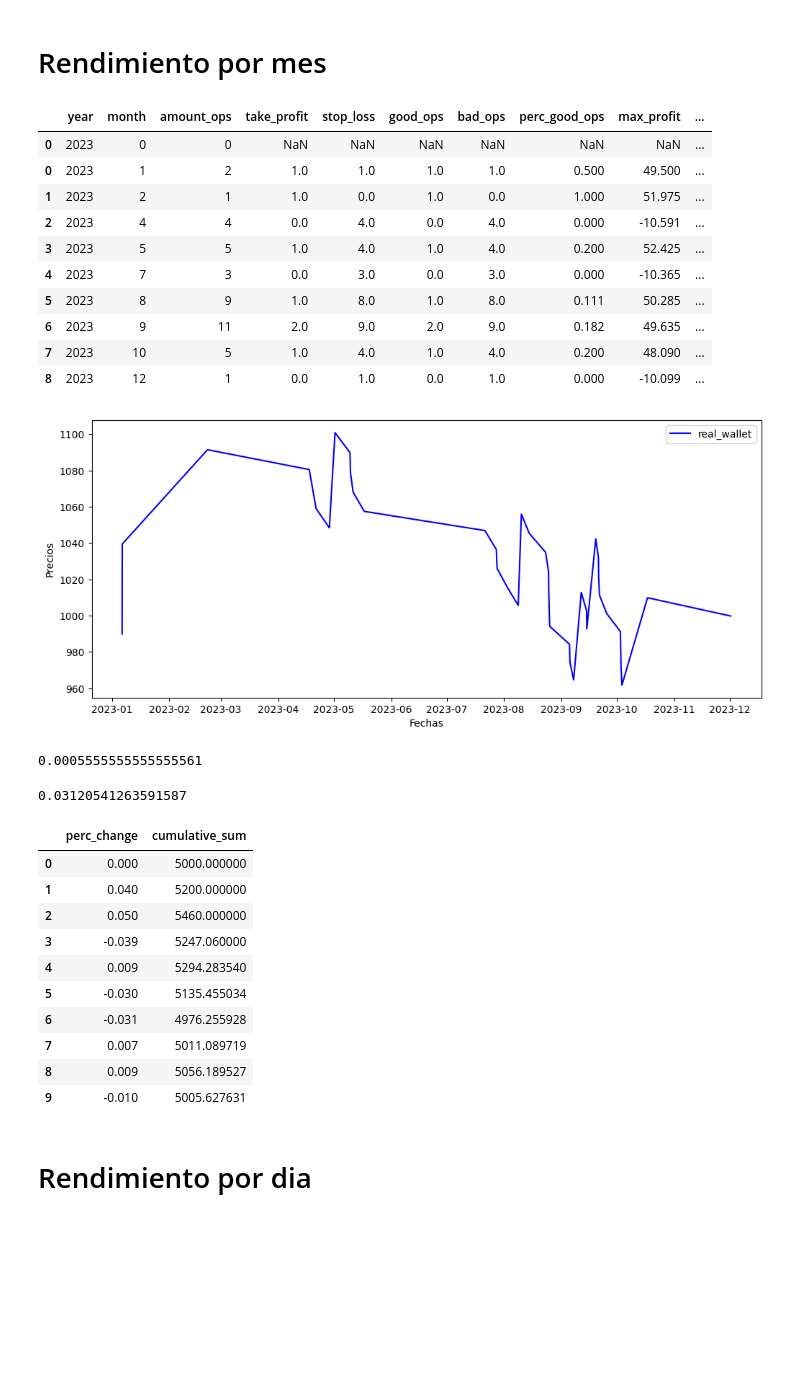
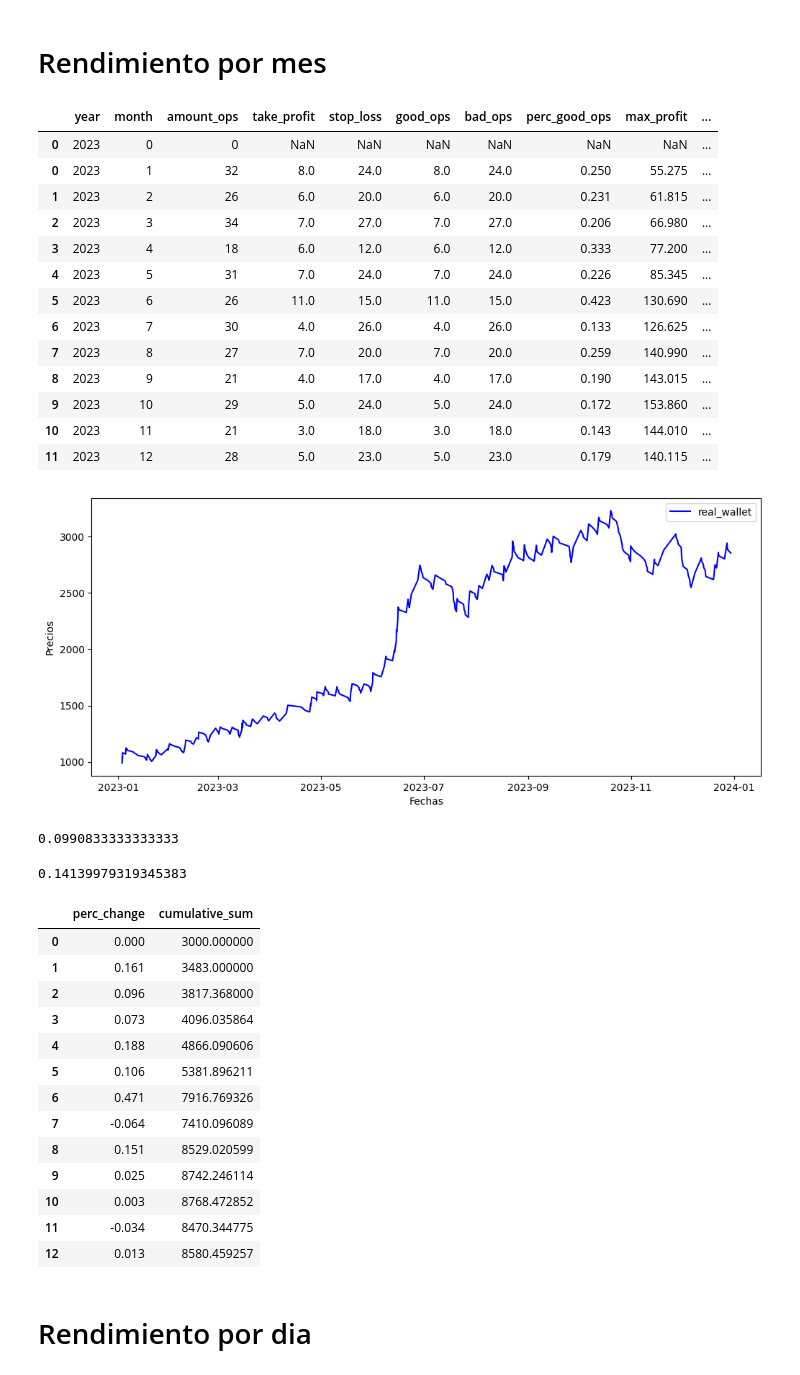
Before and after one commit to SaidJacobo/forex_ml_bot, a Jupyter notebook: Check results.ipynb, the cells around one changed output. Drawn from its saved outputs; the diff is of its cells as text; code cells hidden in the pictures; blank space fills up the shorter version.

```diff
--- a/Check results.ipynb
+++ b/Check results.ipynb
@@ -50,7 +50,7 @@ with open('configs/project_config.yml', 'r') as archivo:
 
 initial_wallet_value = config['start_money']
 # %%
-path = 'Mode_train-Model_random_forest-TrainWw_1440-TrainPd_24-TradingStgy_ml_strategy-PeriodsFwTg_48-SL_10-RR_5-UseDaysClose_True'
+path = 'Mode_train-Model_gradient_boosting-TrainWw_1440-TrainPd_24-TradingStgy_ml_strategy-PeriodsFwTg_24-SL_10-RR_5-UseDaysClose_True'
 orders = pd.read_csv(os.path.join('./backbone/data/backtest/experiments', path, 'orders.csv'))
 wallet = pd.read_csv(os.path.join('./backbone/data/backtest/experiments', path, 'wallet.csv'))
 # %%
@@ -183,15 +184,18 @@ orders_per_month_gb[[
 # %% [output]
 |  | year | month | amount_ops | take_profit | stop_loss | good_ops | bad_ops | perc_good_ops | max_profit | ... |
 | 0 | 2023 | 0 | 0 | NaN | NaN | NaN | NaN | NaN | NaN | ... |
-| 0 | 2023 | 1 | 2 | 1.0 | 1.0 | 1.0 | 1.0 | 0.500 | 49.500 | ... |
-| 1 | 2023 | 2 | 1 | 1.0 | 0.0 | 1.0 | 0.0 | 1.000 | 51.975 | ... |
-| 2 | 2023 | 4 | 4 | 0.0 | 4.0 | 0.0 | 4.0 | 0.000 | -10.591 | ... |
-| 3 | 2023 | 5 | 5 | 1.0 | 4.0 | 1.0 | 4.0 | 0.200 | 52.425 | ... |
-| 4 | 2023 | 7 | 3 | 0.0 | 3.0 | 0.0 | 3.0 | 0.000 | -10.365 | ... |
-| 5 | 2023 | 8 | 9 | 1.0 | 8.0 | 1.0 | 8.0 | 0.111 | 50.285 | ... |
-| 6 | 2023 | 9 | 11 | 2.0 | 9.0 | 2.0 | 9.0 | 0.182 | 49.635 | ... |
-| 7 | 2023 | 10 | 5 | 1.0 | 4.0 | 1.0 | 4.0 | 0.200 | 48.090 | ... |
-| 8 | 2023 | 12 | 1 | 0.0 | 1.0 | 0.0 | 1.0 | 0.000 | -10.099 | ... |
+| 0 | 2023 | 1 | 32 | 8.0 | 24.0 | 8.0 | 24.0 | 0.250 | 55.275 | ... |
+| 1 | 2023 | 2 | 26 | 6.0 | 20.0 | 6.0 | 20.0 | 0.231 | 61.815 | ... |
+| 2 | 2023 | 3 | 34 | 7.0 | 27.0 | 7.0 | 27.0 | 0.206 | 66.980 | ... |
+| 3 | 2023 | 4 | 18 | 6.0 | 12.0 | 6.0 | 12.0 | 0.333 | 77.200 | ... |
+| 4 | 2023 | 5 | 31 | 7.0 | 24.0 | 7.0 | 24.0 | 0.226 | 85.345 | ... |
+| 5 | 2023 | 6 | 26 | 11.0 | 15.0 | 11.0 | 15.0 | 0.423 | 130.690 | ... |
+| 6 | 2023 | 7 | 30 | 4.0 | 26.0 | 4.0 | 26.0 | 0.133 | 126.625 | ... |
+| 7 | 2023 | 8 | 27 | 7.0 | 20.0 | 7.0 | 20.0 | 0.259 | 140.990 | ... |
+| 8 | 2023 | 9 | 21 | 4.0 | 17.0 | 4.0 | 17.0 | 0.190 | 143.015 | ... |
+| 9 | 2023 | 10 | 29 | 5.0 | 24.0 | 5.0 | 24.0 | 0.172 | 153.860 | ... |
+| 10 | 2023 | 11 | 21 | 3.0 | 18.0 | 3.0 | 18.0 | 0.143 | 144.010 | ... |
+| 11 | 2023 | 12 | 28 | 5.0 | 23.0 | 5.0 | 23.0 | 0.179 | 140.115 | ... |
 # %%
 import matplotlib.pyplot as plt
 import numpy as np
@@ -213,42 +217,45 @@ ax.legend()
 # Mostrar el gráfico
 plt.show()
 # %% [output]
-[figure, old version]
+[figure, new version]
 # %%
 orders_per_month_gb.perc_change.mean()
 # %% [output]
-0.0005555555555555561
+0.0990833333333333
 # %%
 orders_per_month_gb.perc_change.std()
 # %% [output]
-0.03120541263591587
+0.14139979319345383
 # %%
 change_percent = orders_per_month_gb.perc_change.reset_index().copy().drop(columns='index')
 change_percent.fillna(0, inplace=True)
 
 # Inicializar el valor de partida
-initial_value = 5000
+initial_value = 3000
 
 # Crear una columna para la suma acumulada
 change_percent['cumulative_sum'] = initial_value
 
 # Calcular la suma acumulada basada en los porcentajes
 for i in range(1, len(change_percent)):
     change_percent.loc[i, 'cumulative_sum'] = change_percent.loc[i-1, 'cumulative_sum'] * (1 + change_percent.loc[i, 'perc_change'])
 
 change_percent
 # %% [output]
 |  | perc_change | cumulative_sum |
-| 0 | 0.000 | 5000.000000 |
-| 1 | 0.040 | 5200.000000 |
-| 2 | 0.050 | 5460.000000 |
-| 3 | -0.039 | 5247.060000 |
-| 4 | 0.009 | 5294.283540 |
-| 5 | -0.030 | 5135.455034 |
-| 6 | -0.031 | 4976.255928 |
-| 7 | 0.007 | 5011.089719 |
-| 8 | 0.009 | 5056.189527 |
-| 9 | -0.010 | 5005.627631 |
+| 0 | 0.000 | 3000.000000 |
+| 1 | 0.161 | 3483.000000 |
+| 2 | 0.096 | 3817.368000 |
+| 3 | 0.073 | 4096.035864 |
+| 4 | 0.188 | 4866.090606 |
+| 5 | 0.106 | 5381.896211 |
+| 6 | 0.471 | 7916.769326 |
+| 7 | -0.064 | 7410.096089 |
+| 8 | 0.151 | 8529.020599 |
+| 9 | 0.025 | 8742.246114 |
+| 10 | 0.003 | 8768.472852 |
+| 11 | -0.034 | 8470.344775 |
+| 12 | 0.013 | 8580.459257 |
 # %% [markdown]
 # Rendimiento por dia
 # %%
```
Also changed, not shown: parts of 26 cells of this notebook, 7 other files.
